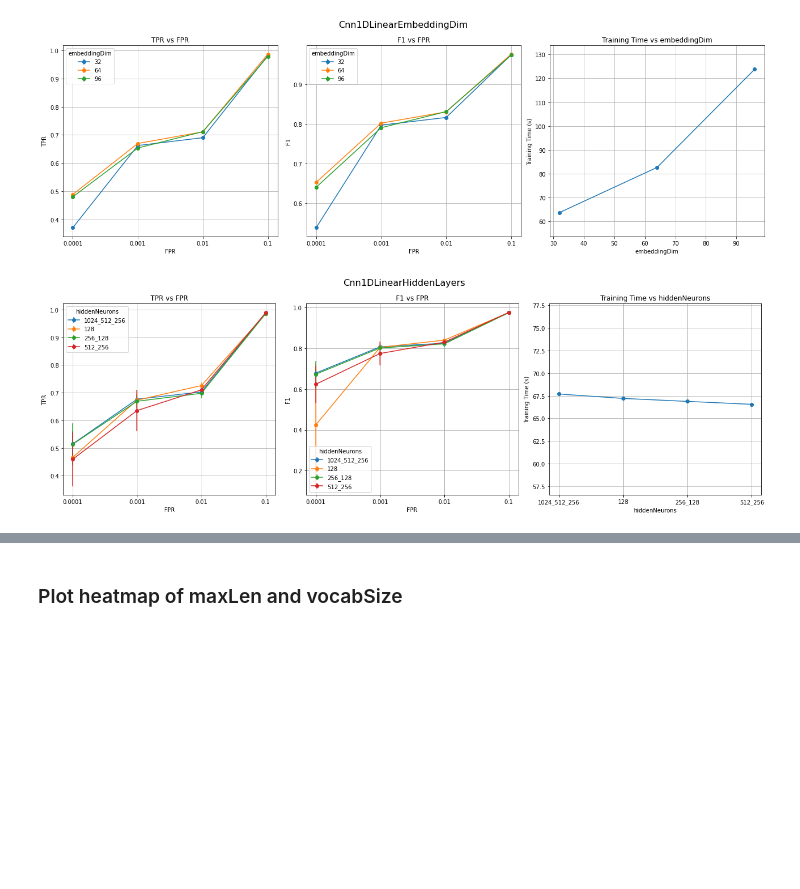
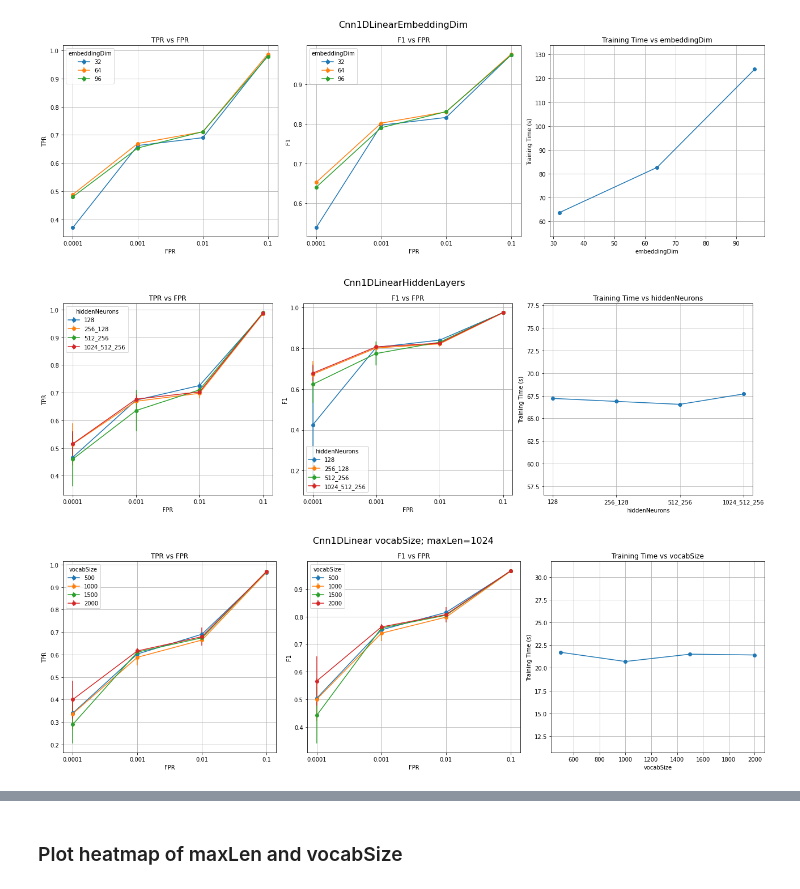
Before and after one commit to dtrizna/nebula, a Jupyter notebook: evaluation/crossValidation/analyzeStats.ipynb, the cells around one changed output, grey strips where cells are left out. Drawn from its saved outputs; the diff is of its cells as text; code cells hidden in the pictures; blank space fills up the shorter version.

```diff
--- a/evaluation/crossValidation/analyzeStats.ipynb
+++ b/evaluation/crossValidation/analyzeStats.ipynb
@@ -111,10 +127,23 @@ plotFolder(folder, field, diffExtractor, savePath=f"{folder}.png")
 # %% [output]
 [figure]
 # %%
-folder = "Cnn1DLinearHiddenLayers"
+inFolder = "Cnn1DLinearHiddenLayers"
 field = "hiddenNeurons"
 diffExtractor = lambda x: x.split(field)[1].split("batch")[0].strip("_")
 
-plotFolder(folder, field, diffExtractor, savePath=f"{folder}.png")
+plotFolder(inFolder, field, diffExtractor, savePath=f"{plotOutFolder}{inFolder}.png")
 # %% [output]
-[figure, old version]
+[figure, new version]
+# %%
+inFolder = "Cnn1DLinear_VocabSize_maxLen"
+field = "vocabSize"
+diffExtractor = lambda x: x.split(field)[1].split("_")[1]
+
+myFilter = "maxLen_1024_"
+extraFileFilter = lambda x: myFilter in x
+
+title = f"{inFolder.split('_')[0]} {field}; {'='.join(myFilter.split('_')[:-1])}"
+pngPath = plotOutFolder + title.replace(" ", "_").replace("=", "_").replace(";", "")+".png"
+plotFolder(inFolder, field, diffExtractor, extraFileFilter, title=title, savePath=pngPath)
+# %% [output]
+[figure, added]
```
Also changed, not shown: parts of 8 cells of this notebook, 11 other files.
